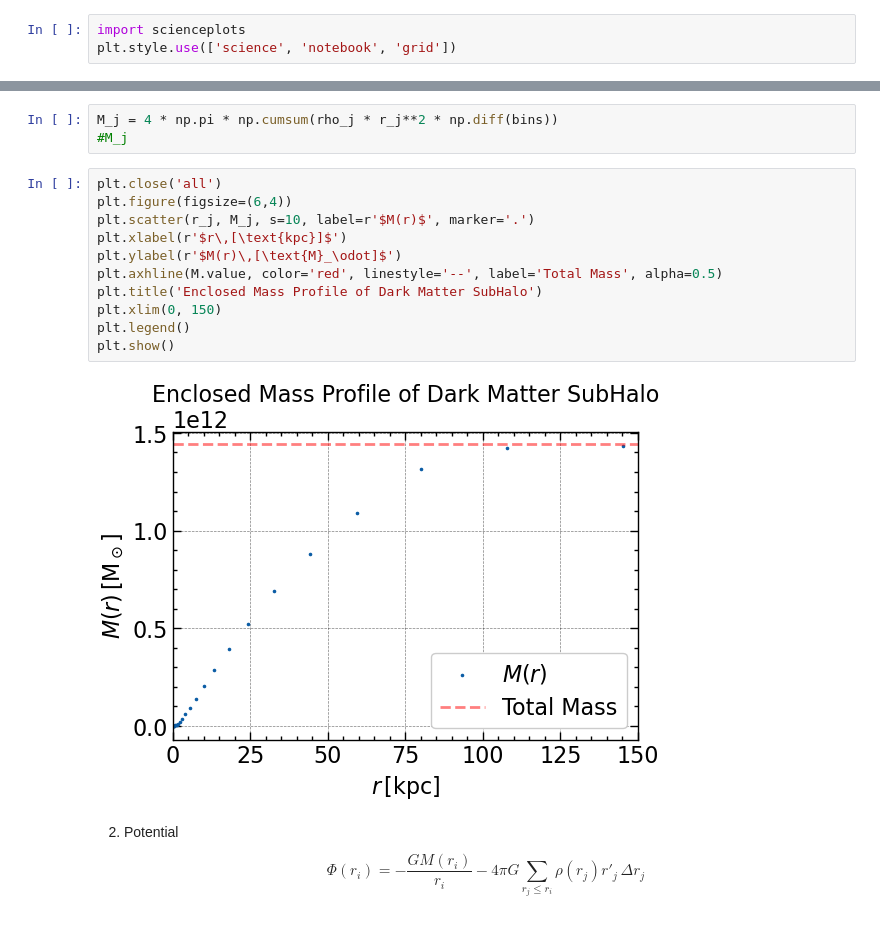
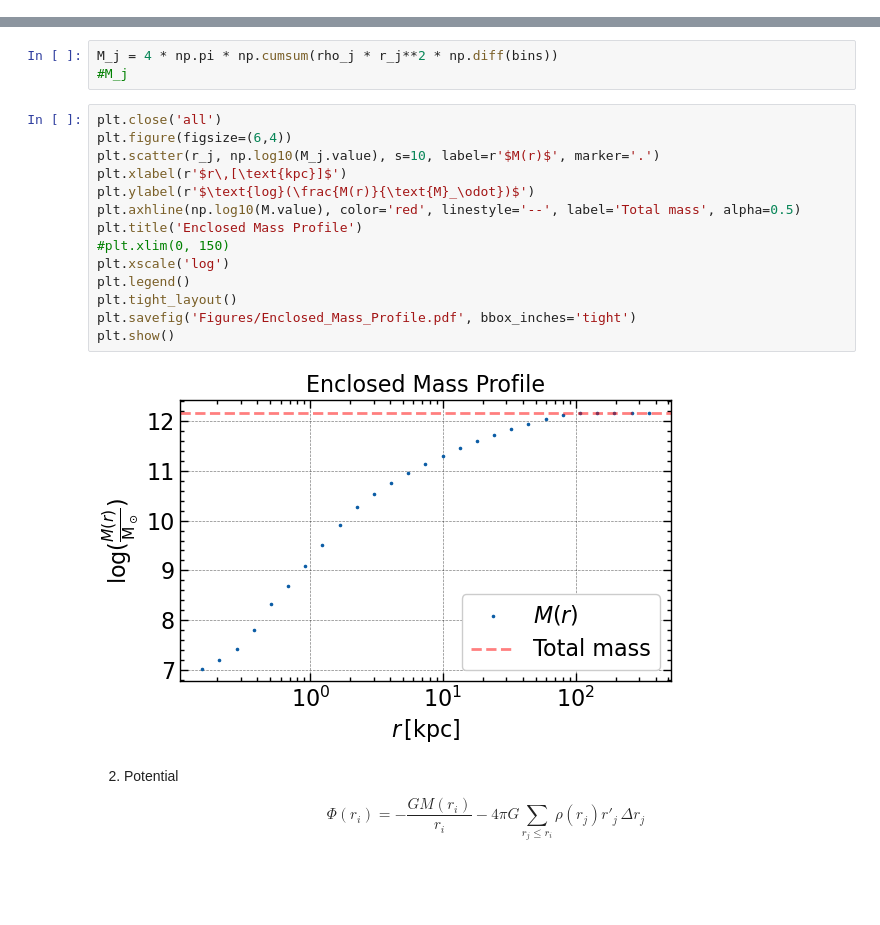
Before and after one commit to Jitskeverheecke/TANA_Project, a Jupyter notebook: project.ipynb, the cells around one changed output, grey strips where cells are left out. Saved outputs shown, nothing was run; the diff lists cells and outputs as text; blank space fills up the shorter version.

```diff
--- a/project.ipynb
+++ b/project.ipynb
@@ -9,9 +9,6 @@ from astropy import constants as c
 from astropy import units as u
 #import pandas as pd
 #import seaborn as sns
-# %%
-import scienceplots
-plt.style.use(['science', 'notebook', 'grid'])
 # %% [markdown]
 ### Data structure
 # %%
@@ -381,16 +391,19 @@ M_j = 4 * np.pi * np.cumsum(rho_j * r_j**2 * np.diff(bins))
 # %%
 plt.close('all')
 plt.figure(figsize=(6,4))
-plt.scatter(r_j, M_j, s=10, label=r'$M(r)$', marker='.')
+plt.scatter(r_j, np.log10(M_j.value), s=10, label=r'$M(r)$', marker='.')
 plt.xlabel(r'$r\,[\text{kpc}]$')
-plt.ylabel(r'$M(r)\,[\text{M}_\odot]$')
-plt.axhline(M.value, color='red', linestyle='--', label='Total Mass', alpha=0.5)
-plt.title('Enclosed Mass Profile of Dark Matter SubHalo')
-plt.xlim(0, 150)
+plt.ylabel(r'$\text{log}(\frac{M(r)}{\text{M}_\odot})$')
+plt.axhline(np.log10(M.value), color='red', linestyle='--', label='Total mass', alpha=0.5)
+plt.title('Enclosed Mass Profile')
+#plt.xlim(0, 150)
+plt.xscale('log')
 plt.legend()
+plt.tight_layout()
+plt.savefig('Figures/Enclosed_Mass_Profile.pdf', bbox_inches='tight')
 plt.show()
 # %% [output]
-[figure, old version]
+[figure, new version]
 # %% [markdown]
 2. Potential
 \begin{equation}
```
Also changed, not shown: parts of 12 cells of this notebook, 7 other files.
